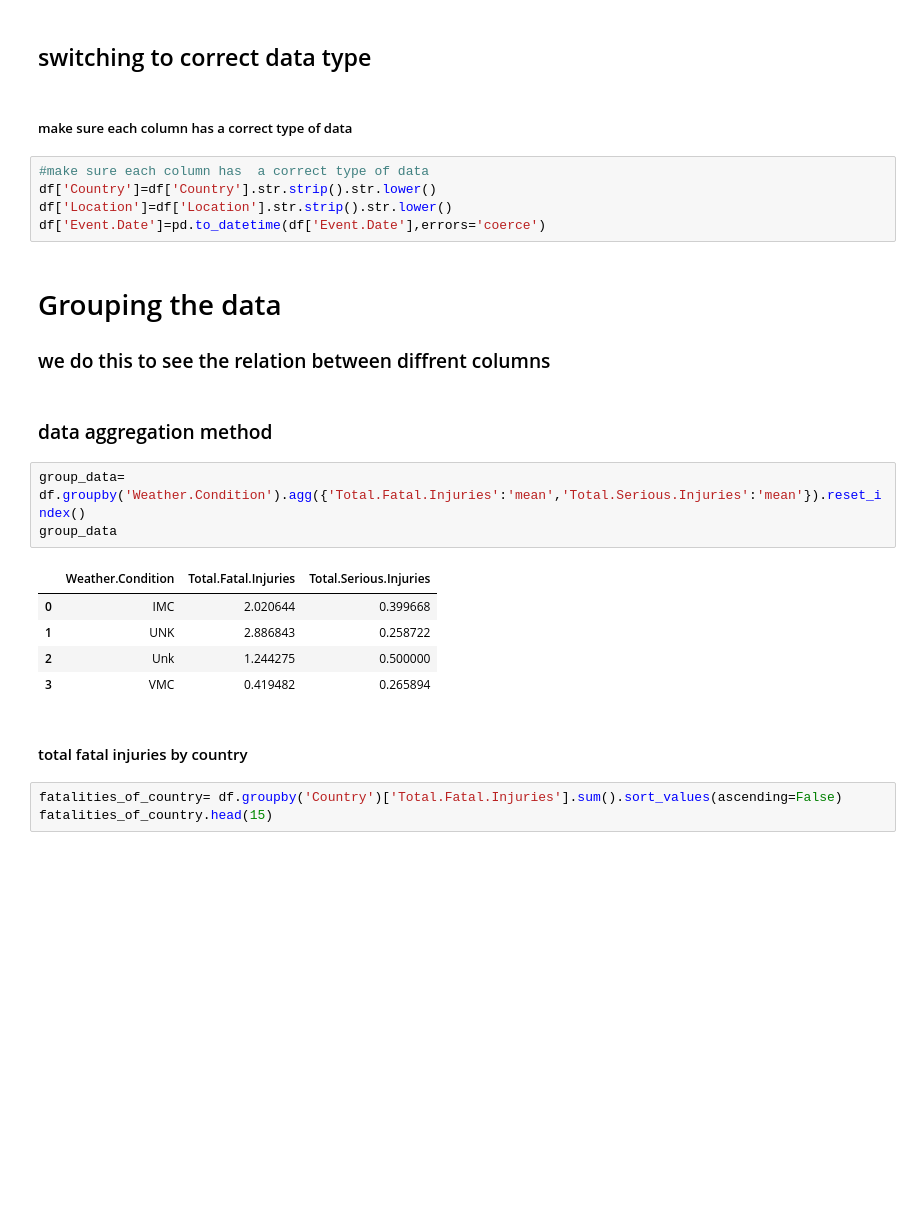
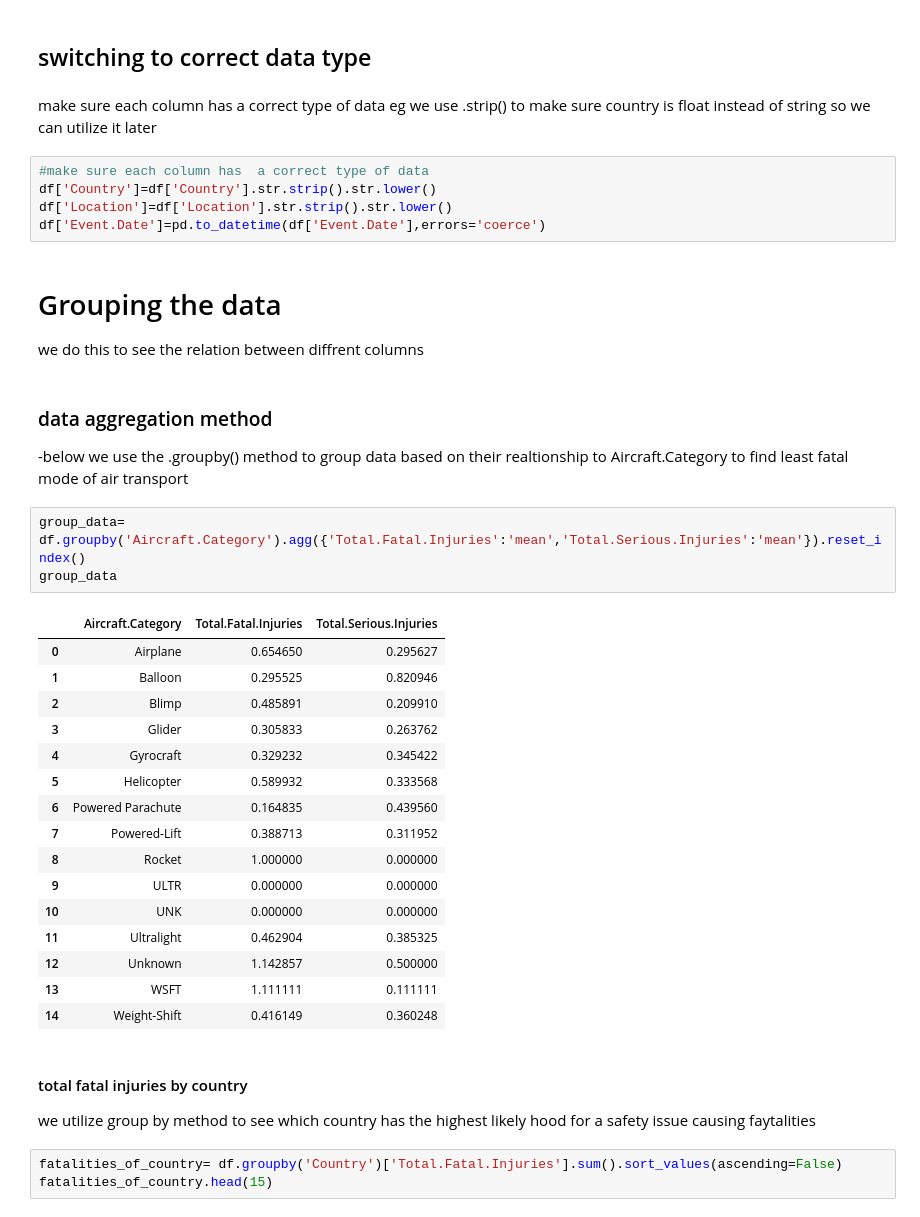
Before and after one commit to malvadaox/dsc-phase-1-project-v3, a Jupyter notebook: student.ipynb, the cells around one changed output. Drawn from its saved outputs; the diff is of its cells as text; blank space fills up the shorter version.

```diff
--- a/student.ipynb
+++ b/student.ipynb
@@ -263,7 +269,7 @@ print(duplicated_rows)
 # %% [markdown]
 ## switching to correct data type
 # %% [markdown]
-##### make sure each column has  a correct type of data
+ make sure each column has  a correct type of data eg we use .strip() to make sure country is float instead of string so we can utilize  it later
 # %%
 #make sure each column has  a correct type of data
 df['Country']=df['Country'].str.strip().str.lower()
@@ -271,20 +277,33 @@ df['Location']=df['Location'].str.strip().str.lower()
 df['Event.Date']=pd.to_datetime(df['Event.Date'],errors='coerce')
 # %% [markdown]
 # Grouping the data
-### we do this to see the relation between diffrent columns
+we do this to see the relation between diffrent columns
-# %% [markdown]
-### data aggregation method
+# %% [markdown]
+### data aggregation method
+-below we use the .groupby() method to group data based on their realtionship to Aircraft.Category to find least fatal mode of air transport
 # %%
-group_data= df.groupby('Weather.Condition').agg({'Total.Fatal.Injuries':'mean','Total.Serious.Injuries':'mean'}).reset_index()
+group_data= df.groupby('Aircraft.Category').agg({'Total.Fatal.Injuries':'mean','Total.Serious.Injuries':'mean'}).reset_index()
 group_data
 # %% [output]
-|  | Weather.Condition | Total.Fatal.Injuries | Total.Serious.Injuries |
-| 0 | IMC | 2.020644 | 0.399668 |
-| 1 | UNK | 2.886843 | 0.258722 |
-| 2 | Unk | 1.244275 | 0.500000 |
-| 3 | VMC | 0.419482 | 0.265894 |
+|  | Aircraft.Category | Total.Fatal.Injuries | Total.Serious.Injuries |
+| 0 | Airplane | 0.654650 | 0.295627 |
+| 1 | Balloon | 0.295525 | 0.820946 |
+| 2 | Blimp | 0.485891 | 0.209910 |
+| 3 | Glider | 0.305833 | 0.263762 |
+| 4 | Gyrocraft | 0.329232 | 0.345422 |
+| 5 | Helicopter | 0.589932 | 0.333568 |
+| 6 | Powered Parachute | 0.164835 | 0.439560 |
+| 7 | Powered-Lift | 0.388713 | 0.311952 |
+| 8 | Rocket | 1.000000 | 0.000000 |
+| 9 | ULTR | 0.000000 | 0.000000 |
+| 10 | UNK | 0.000000 | 0.000000 |
+| 11 | Ultralight | 0.462904 | 0.385325 |
+| 12 | Unknown | 1.142857 | 0.500000 |
+| 13 | WSFT | 1.111111 | 0.111111 |
+| 14 | Weight-Shift | 0.416149 | 0.360248 |
-# %% [markdown]
-####  total fatal injuries by country
+# %% [markdown]
+####  total fatal injuries by country
+we utilize group by method to see which country has the highest likely hood for a safety issue causing faytalities
 # %%
 fatalities_of_country= df.groupby('Country')['Total.Fatal.Injuries'].sum().sort_values(ascending=False)
 fatalities_of_country.head(15)
```
Also changed, not shown: parts of 12 cells of this notebook, 1 other file.
